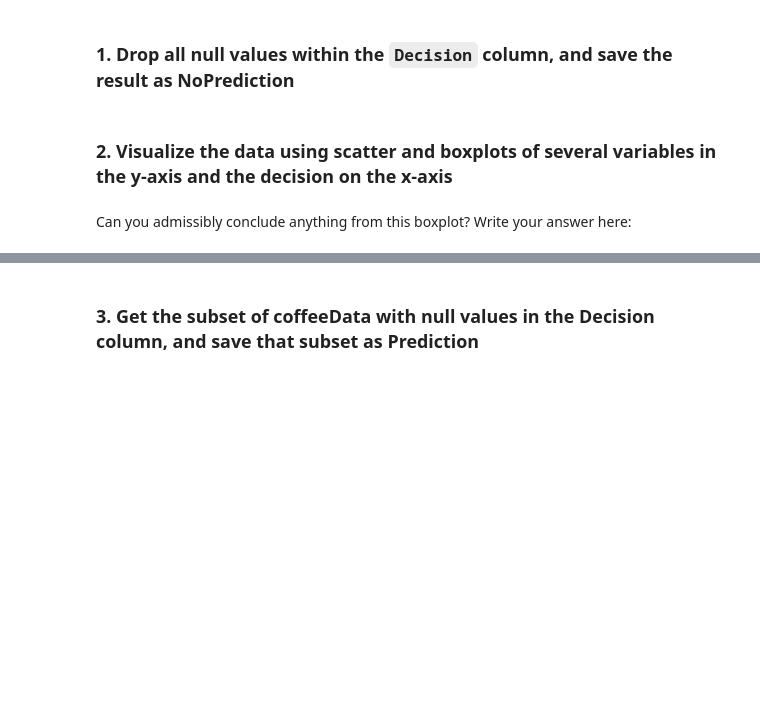
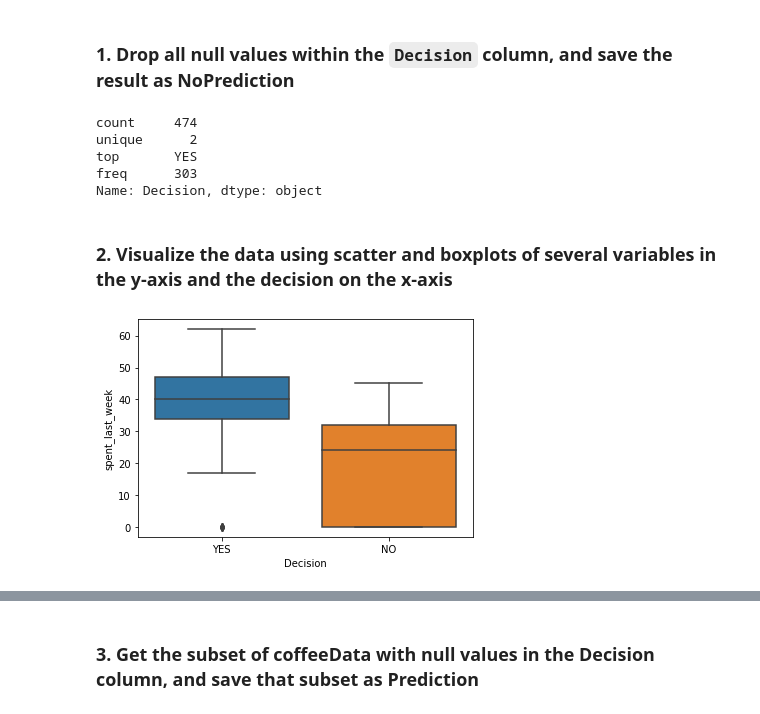
Before and after one commit to vishrast/Case-Study--RR-Diner-Coffee, a Jupyter notebook: Springboard Decision Tree Specialty Coffee Case Study - Tier 3.ipynb, the cells around one changed output, grey strips where cells are left out. Cells and saved outputs as stored; diff of their text form; code cells hidden in the pictures; blank space fills up the shorter version.

```diff
--- a/Springboard Decision Tree Specialty Coffee Case Study - Tier 3.ipynb
+++ b/Springboard Decision Tree Specialty Coffee Case Study - Tier 3.ipynb
@@ -269,14 +269,20 @@ To execute the train/test split properly, we need to do five things:
 # NoPrediction will contain all known values for the decision
 # Call dropna() on coffeeData, and store the result in a variable NOPrediction
 # Call describe() on the Decision column of NoPrediction after calling dropna() on coffeeData
-_ _ _
-_ _ _
+NOPrediction=coffeeData.dropna()
+NOPrediction.Decision.describe()
+# %% [output]
+count     474
+unique      2
+top       YES
+freq      303
+Name: Decision, dtype: object
 # %% [markdown]
 ### 2. Visualize the data using scatter and boxplots of several variables in the y-axis and the decision on the x-axis
 # %%
 # Exploring our new NOPrediction dataset
 # Make a boxplot on NOPrediction where the x axis is Decision, and the y axis is spent_last_week
-_ _ _
-_ _ _
+sns.boxplot(x="Decision",y="spent_last_week",data=NOPrediction)
+plt.show()
+# %% [output]
+[figure, added]
-# %% [markdown]
-Can you admissibly conclude anything from this boxplot? Write your answer here:
```
Also changed, not shown: parts of 4 cells of this notebook.
